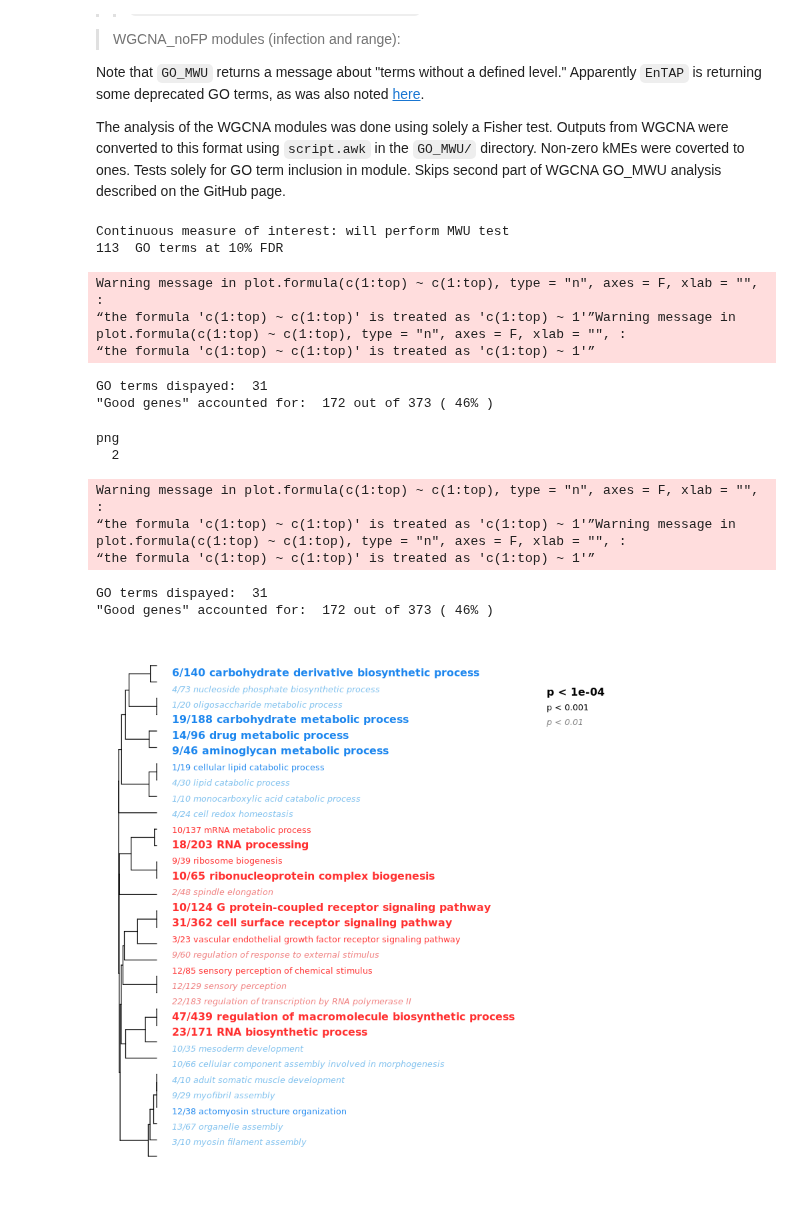
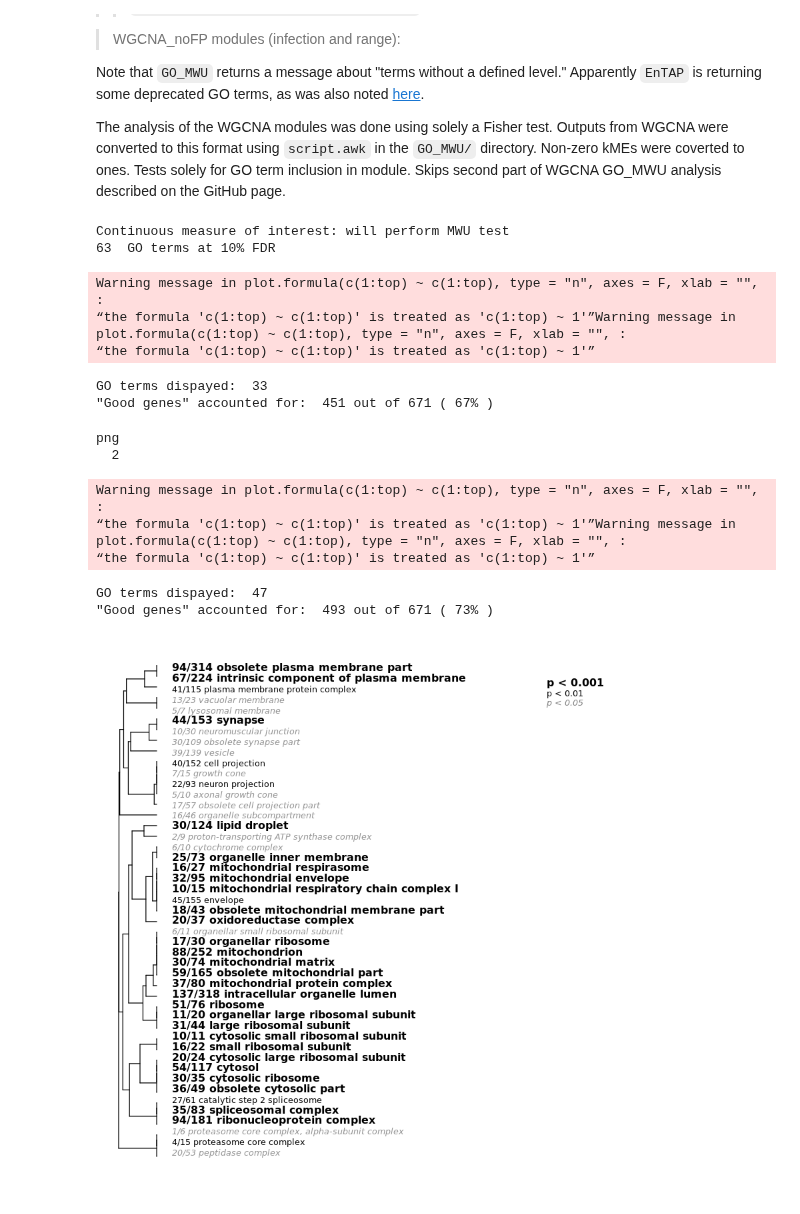
Before and after one commit to tepoltlab/RhithroLoxo_DE, a Jupyter notebook: GO_MWU/GO_MWU.ipynb, the cells around one changed output. Drawn from its saved outputs; the diff is of its cells as text; code cells hidden in the pictures.

```diff
--- a/GO_MWU/GO_MWU.ipynb
+++ b/GO_MWU/GO_MWU.ipynb
@@ -40,10 +40,10 @@ Note that `GO_MWU` returns a message about "terms without a defined level." Appa
 
 The analysis of the WGCNA modules was done using solely a Fisher test. Outputs from WGCNA were converted to this format using `script.awk` in the `GO_MWU/` directory. Non-zero kMEs were coverted to ones. Tests solely for GO term inclusion in module. Skips second part of WGCNA GO_MWU analysis described on the GitHub page.
 # %%
-input="GO_MWU_PvC_pval.csv" # two columns of comma-separated values: gene id, continuous measure of significance. To perform standard GO enrichment analysis based on Fisher's exact test, use binary measure (0 or 1, i.e., either sgnificant or not).
+input="GO_MWU_interaction_pval.csv" # two columns of comma-separated values: gene id, continuous measure of significance. To perform standard GO enrichment analysis based on Fisher's exact test, use binary measure (0 or 1, i.e., either sgnificant or not).
 goAnnotations="GO_MWU_annot_1e-50.tsv" # two-column, tab-delimited, one line per gene, multiple GO terms separated by semicolon. If you have multiple lines per gene, use nrify_GOtable.pl prior to running this script.
 goDatabase="go.obo" # download from http://www.geneontology.org/GO.downloads.ontology.shtml
-goDivision="BP" # either MF, or BP, or CC
+goDivision="CC" # either MF, or BP, or CC
 source("gomwu.functions.R")
 # %%
 gomwuStats(input, goDatabase, goAnnotations, goDivision,
@@ -57,44 +57,44 @@ gomwuStats(input, goDatabase, goAnnotations, goDivision,
 )
 # %% [output]
 Continuous measure of interest: will perform MWU test
-113  GO terms at 10% FDR
+63  GO terms at 10% FDR
 # %%
 #save plot
-png(filename="../vis/GO_MWU_PvC_pval_annot_1e-50_BP.png", pointsize=60, height=2200, width=2500)
+png(filename="../vis/GO_MWU_interaction_pval_annot_1e-50_CC.png", pointsize=60, height=2200, width=2500)
 results=gomwuPlot(input,goAnnotations,goDivision,
 	absValue=-log(0.05,10),  # genes with the measure value exceeding this will be counted as "good genes". This setting is for signed log-pvalues. Specify absValue=0.001 if you are doing Fisher's exact test for standard GO enrichment or analyzing a WGCNA module (all non-zero genes = "good genes").
 #	absValue=1, # un-remark this if you are using log2-fold changes
 	level1=0.01, # FDR threshold for plotting. Specify level1=1 to plot all GO categories containing genes exceeding the absValue.
 	level2=0.001, # FDR cutoff to print in regular (not italic) font.
 	level3=0.0001, # FDR cutoff to print in large bold font.
 	txtsize=1.2,    # decrease to fit more on one page, or increase (after rescaling the plot so the tree fits the text) for better "word cloud" effect
 	treeHeight=0.5, # height of the hierarchical clustering tree
-#	colors=c("dodgerblue2","firebrick1","skyblue2","lightcoral") # these are default colors, un-remar and change if needed
+	colors=c("gray0","gray0","gray57","gray57") # these are default colors, un-remar and change if needed
 )
 dev.off()
 
 #show plot
 results=gomwuPlot(input,goAnnotations,goDivision,
 	absValue=-log(0.05,10),  # genes with the measure value exceeding this will be counted as "good genes". This setting is for signed log-pvalues. Specify absValue=0.001 if you are doing Fisher's exact test for standard GO enrichment or analyzing a WGCNA module (all non-zero genes = "good genes").
 #	absValue=1, # un-remark this if you are using log2-fold changes
-	level1=0.01, # FDR threshold for plotting. Specify level1=1 to plot all GO categories containing genes exceeding the absValue.
-	level2=0.001, # FDR cutoff to print in regular (not italic) font.
-	level3=0.0001, # FDR cutoff to print in large bold font.
+	level1=0.05, # FDR threshold for plotting. Specify level1=1 to plot all GO categories containing genes exceeding the absValue.
+	level2=0.01, # FDR cutoff to print in regular (not italic) font.
+	level3=0.001, # FDR cutoff to print in large bold font.
 	txtsize=1.2,    # decrease to fit more on one page, or increase (after rescaling the plot so the tree fits the text) for better "word cloud" effect
 	treeHeight=0.5, # height of the hierarchical clustering tree
-#	colors=c("dodgerblue2","firebrick1","skyblue2","lightcoral") # these are default colors, un-remar and change if needed
+	colors=c("gray0","gray0","gray57","gray57") # these are default colors, un-remar and change if needed
 )
 # %% [output]
 Warning message in plot.formula(c(1:top) ~ c(1:top), type = "n", axes = F, xlab = "", :
 “the formula 'c(1:top) ~ c(1:top)' is treated as 'c(1:top) ~ 1'”Warning message in plot.formula(c(1:top) ~ c(1:top), type = "n", axes = F, xlab = "", :
 “the formula 'c(1:top) ~ c(1:top)' is treated as 'c(1:top) ~ 1'”
-GO terms dispayed:  31
-"Good genes" accounted for:  172 out of 373 ( 46% )
+GO terms dispayed:  33
+"Good genes" accounted for:  451 out of 671 ( 67% )
 png
   2
 Warning message in plot.formula(c(1:top) ~ c(1:top), type = "n", axes = F, xlab = "", :
 “the formula 'c(1:top) ~ c(1:top)' is treated as 'c(1:top) ~ 1'”Warning message in plot.formula(c(1:top) ~ c(1:top), type = "n", axes = F, xlab = "", :
 “the formula 'c(1:top) ~ c(1:top)' is treated as 'c(1:top) ~ 1'”
-GO terms dispayed:  31
-"Good genes" accounted for:  172 out of 373 ( 46% )
+GO terms dispayed:  47
+"Good genes" accounted for:  493 out of 671 ( 73% )
-[figure, old version]
+[figure, new version]
```
Also changed, not shown: 4 other files.
